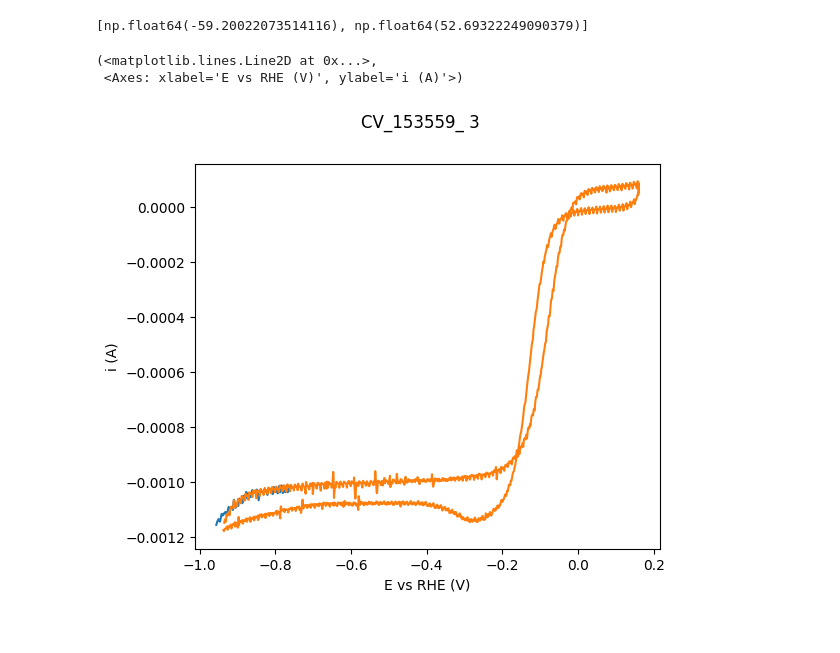
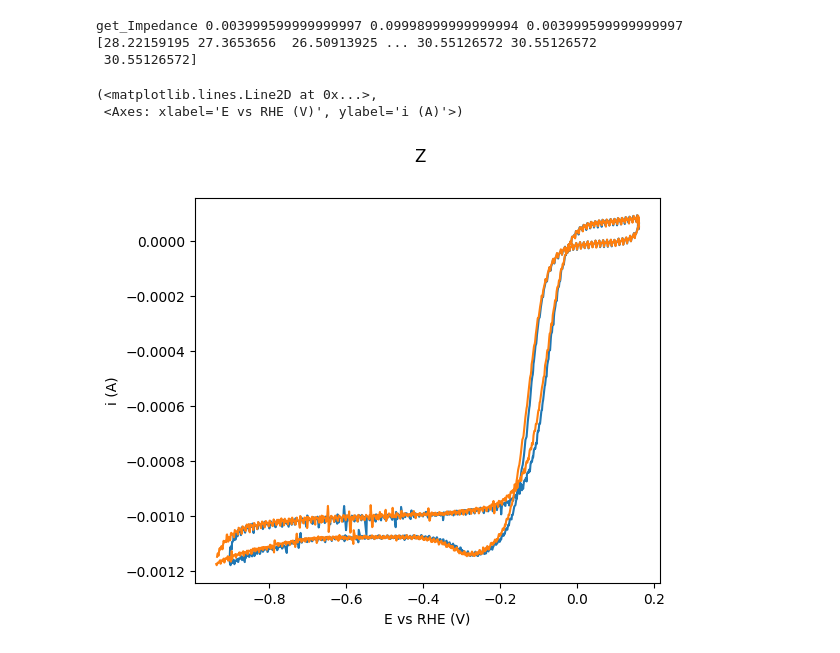
Before and after one commit to NordicEC/EC4py, a Jupyter notebook: dev/CV_Data/CV_Data_t5 _IRCOMP.ipynb, the cells around one changed output. Saved outputs shown, nothing was run; the diff lists cells and outputs as text; code cells hidden in the pictures.

```diff
--- a/dev/CV_Data/CV_Data_t5 _IRCOMP.ipynb
+++ b/dev/CV_Data/CV_Data_t5 _IRCOMP.ipynb
@@ -63,10 +79,13 @@ CV_Data(paths[0]).plot(plot=p)
 # %%
-d=CV_Data(paths[0], IRCORR="R")
-print(d.R_COMP)
-_,p = d.plot()
+d=CV_Data(paths[0], IRCORR="Z")
+cp_Z = d.R_COMP
+print(cp_Z)
+_,p = d.plot(title="Z")
 CV_Data(paths[0]).plot(plot=p)
 # %% [output]
-[np.float64(-59.20022073514116), np.float64(52.69322249090379)]
+get_Impedance 0.003999599999999997 0.09998999999999994 0.003999599999999997
+[28.22159195 27.3653656  26.50913925 ... 30.55126572 30.55126572
+ 30.55126572]
 (<matplotlib.lines.Line2D at 0x...>,
  <Axes: xlabel='E vs RHE (V)', ylabel='i (A)'>)
-[figure, old version]
+[figure, new version]
```
Also changed, not shown: parts of 11 cells of this notebook, 5 other files.
